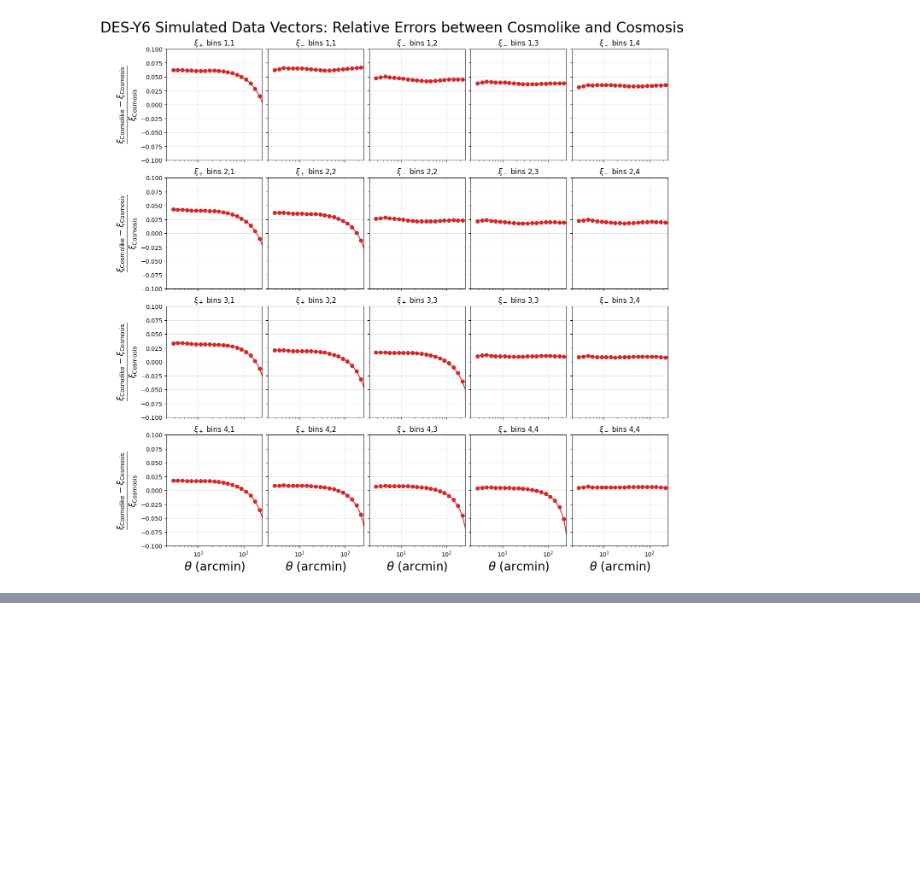
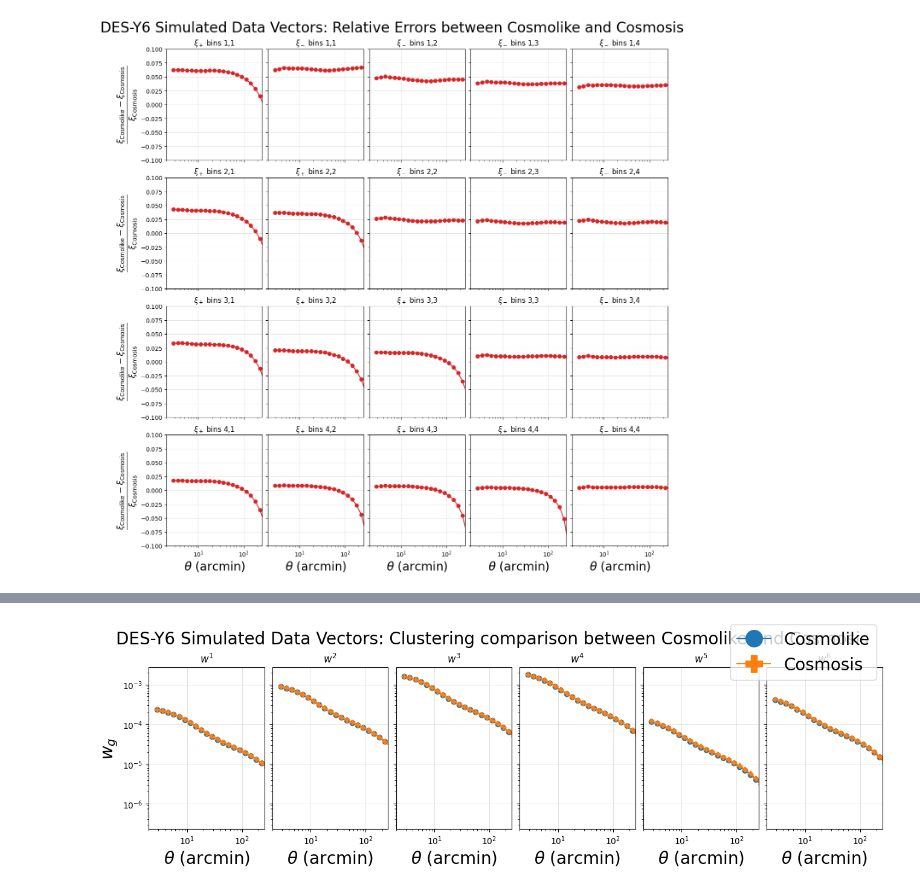
Before and after one commit to joaoreboucas1/y6_code_comparison, a Jupyter notebook: comparing/plot.ipynb, the cells around one changed output, grey strips where cells are left out. Saved outputs shown, nothing was run; the diff lists cells and outputs as text; code cells hidden in the pictures; blank space fills up the shorter version.

```diff
--- a/comparing/plot.ipynb
+++ b/comparing/plot.ipynb
@@ -136,0 +35,6 @@ plt.show()
+# %%
+from importlib import reload
+reload(utils)
+utils.plot_wg_datavectors(theta, ggl_cosmosis, ggl_cosmolike)
+# %% [output]
+[figure, added]
```
Also changed, not shown: parts of 6 cells of this notebook, 6 other files.
